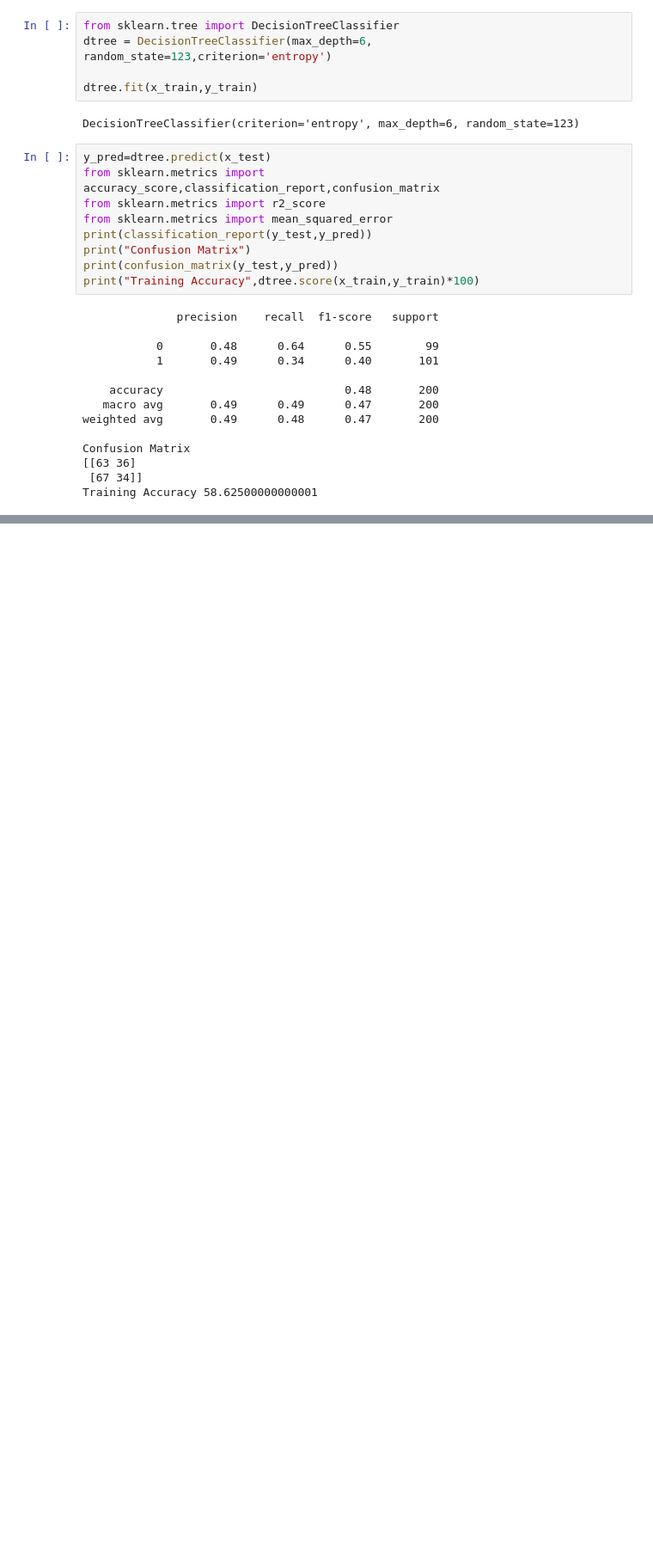
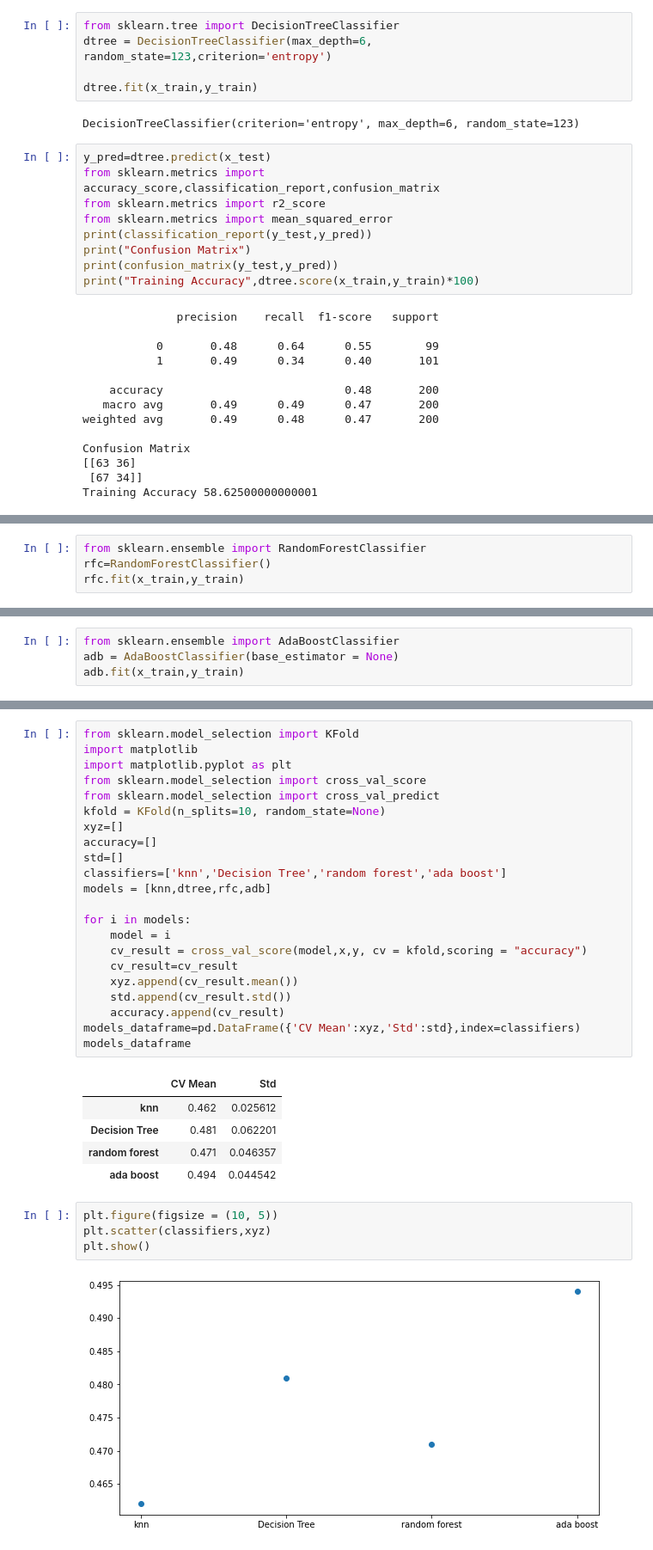
Before and after one commit to tallanikhila/marketsales-analysis, a Jupyter notebook: model_analysis.ipynb, the cells around one changed output, grey strips where cells are left out. Shown at 86% size. Cells and saved outputs as stored; diff of their text form; blank space fills up the shorter version.

Commit message:
Added Ada boost and Random Forest, Cross Validation and Accuracy Plot

```diff
--- a/model_analysis.ipynb
+++ b/model_analysis.ipynb
@@ -321,0 +304,4 @@ Training Accuracy 58.62500000000001
+# %%
+from sklearn.ensemble import RandomForestClassifier
+rfc=RandomForestClassifier()
+rfc.fit(x_train,y_train)
@@ -321,0 +334,4 @@ Training Accuracy 58.62500000000001
+# %%
+from sklearn.ensemble import AdaBoostClassifier
+adb = AdaBoostClassifier(base_estimator = None)
+adb.fit(x_train,y_train)
@@ -321,0 +364,34 @@ Training Accuracy 58.62500000000001
+# %%
+from sklearn.model_selection import KFold
+import matplotlib
+import matplotlib.pyplot as plt
+from sklearn.model_selection import cross_val_score
+from sklearn.model_selection import cross_val_predict
+kfold = KFold(n_splits=10, random_state=None)
+xyz=[]
+accuracy=[]
+std=[]
+classifiers=['knn','Decision Tree','random forest','ada boost']
+models = [knn,dtree,rfc,adb]
+
+for i in models:
+    model = i
+    cv_result = cross_val_score(model,x,y, cv = kfold,scoring = "accuracy")
+    cv_result=cv_result
+    xyz.append(cv_result.mean())
+    std.append(cv_result.std())
+    accuracy.append(cv_result)
+models_dataframe=pd.DataFrame({'CV Mean':xyz,'Std':std},index=classifiers)
+models_dataframe
+# %% [output]
+|  | CV Mean | Std |
+| knn | 0.462 | 0.025612 |
+| Decision Tree | 0.481 | 0.062201 |
+| random forest | 0.471 | 0.046357 |
+| ada boost | 0.494 | 0.044542 |
+# %%
+plt.figure(figsize = (10, 5))
+plt.scatter(classifiers,xyz)
+plt.show()
+# %% [output]
+[figure, added]
```
Also changed, not shown: parts of 14 cells of this notebook.
